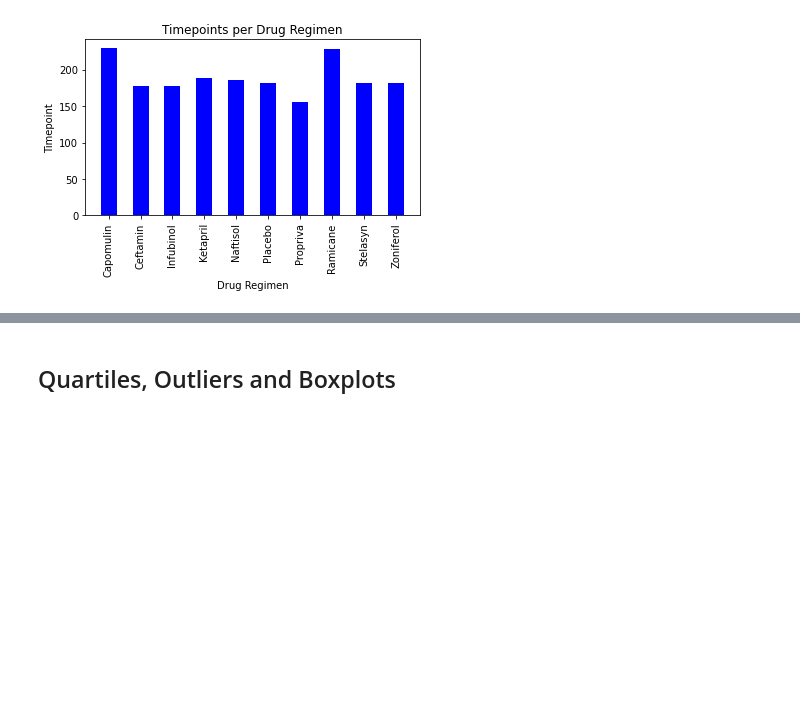
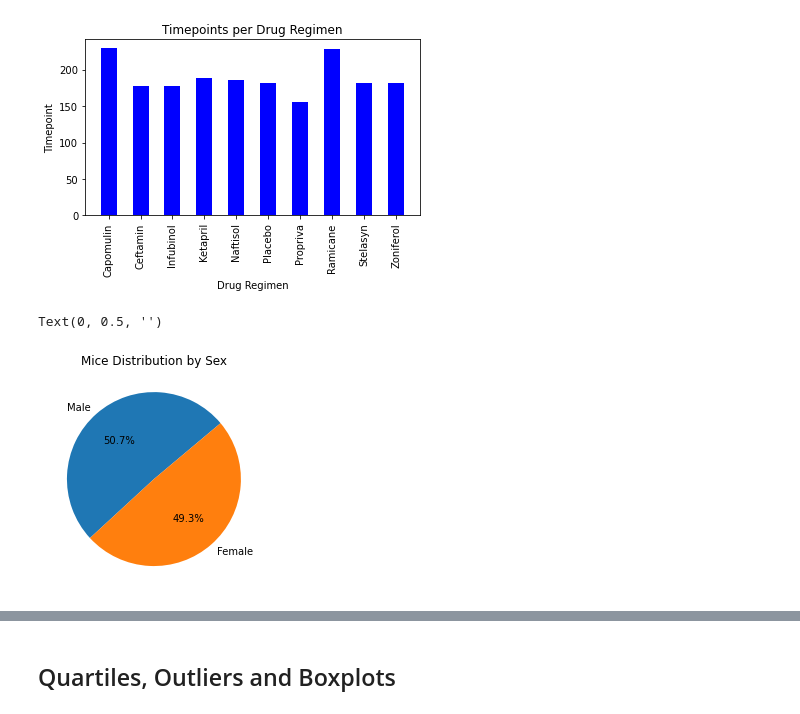
Before and after one commit to sissa81/Pymaceuticals-Matplotlib-Challenge, a Jupyter notebook: pymaceuticals.ipynb, the cells around one changed output, grey strips where cells are left out. Cells and saved outputs as stored; diff of their text form; code cells hidden in the pictures; blank space fills up the shorter version.

Commit message:
6/19/2021 Pie Charts

```diff
--- a/pymaceuticals.ipynb
+++ b/pymaceuticals.ipynb
@@ -150,5 +150,13 @@ plt.tight_layout()
 [figure]
 # %%
 # Generate a pie plot showing the distribution of female versus male mice using Pandas
+gender = clean_data["Sex"].value_counts()
+
+# gender
+plot_piechart = gender.plot(kind="pie", title="Mice Distribution by Sex", autopct="%1.1f%%", startangle=40)
+plt.ylabel("")
+# %% [output]
+Text(0, 0.5, '')
+[figure, added]
 # %%
 # Generate a pie plot showing the distribution of female versus male mice using pyplot
```
Also changed, not shown: parts of 1 cell of this notebook.
